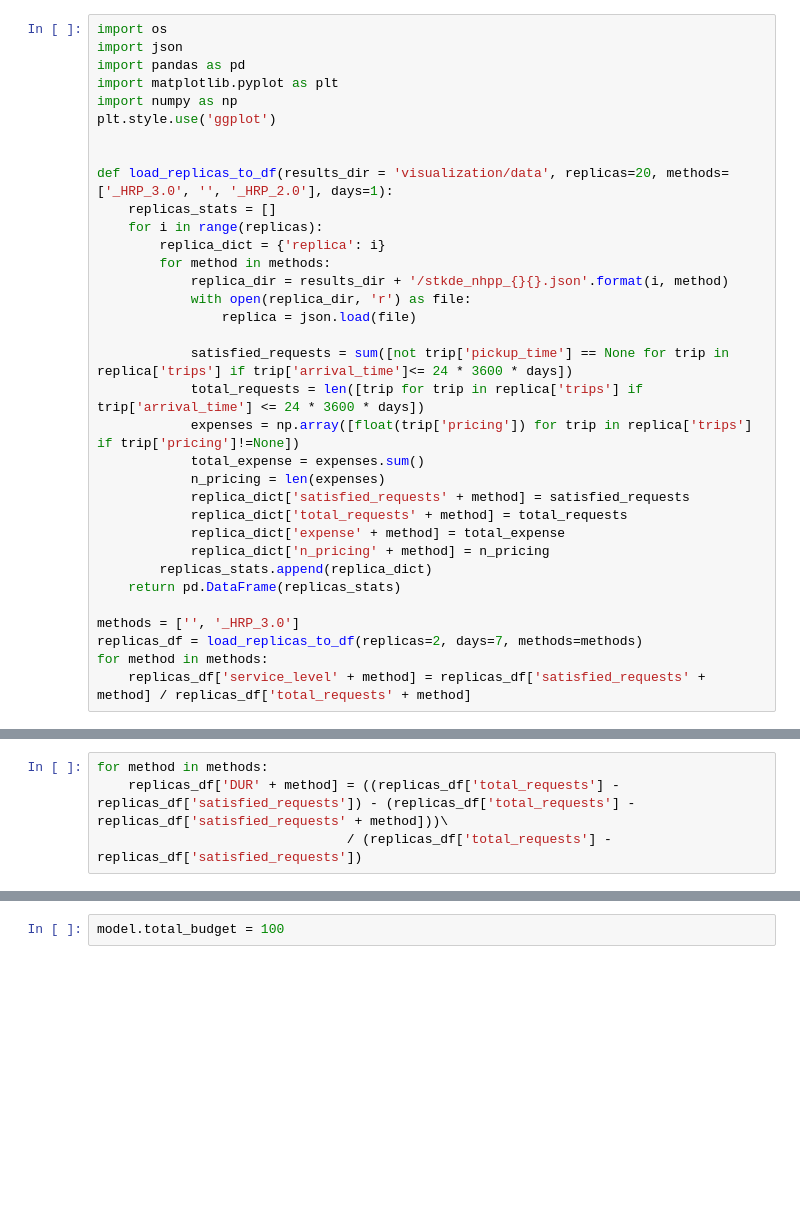
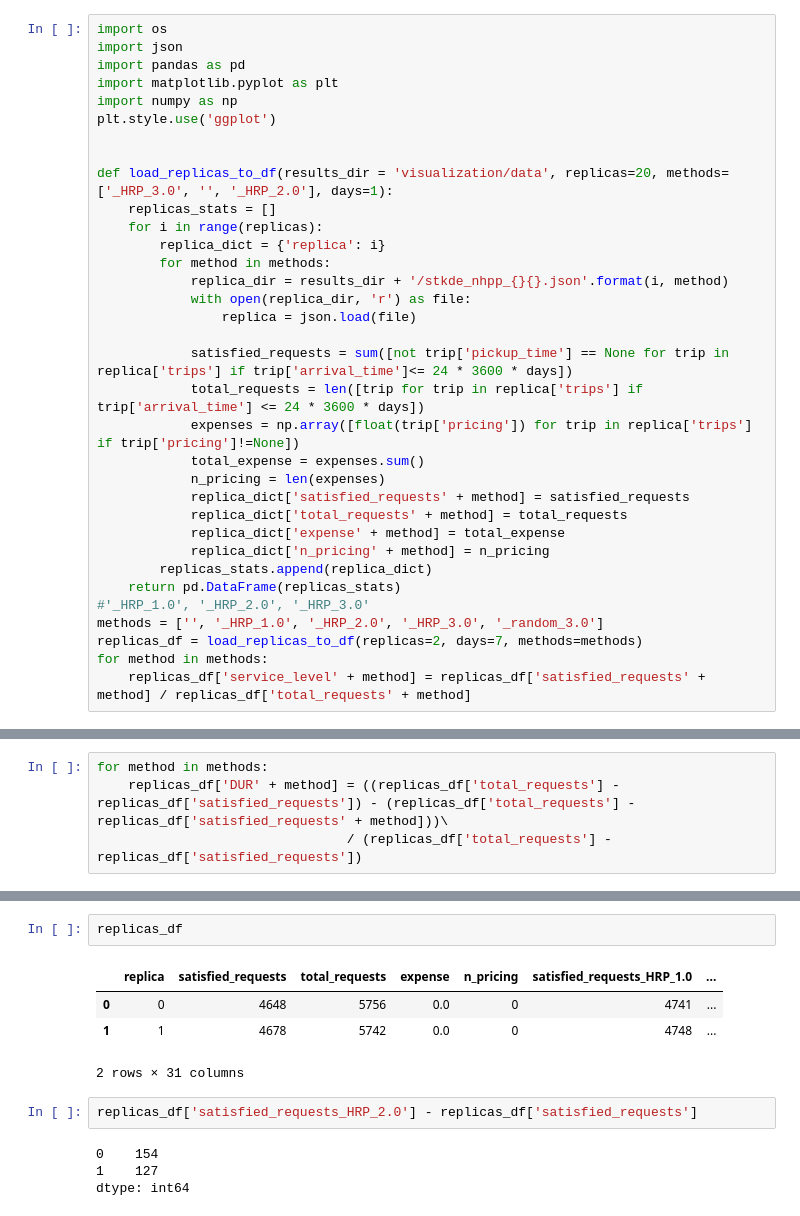
Before and after one commit to scespinoza/louisville-scooters, a Jupyter notebook: History Post-processing.ipynb, the cells around one changed output, grey strips where cells are left out. Drawn from its saved outputs; the diff is of its cells as text; blank space fills up the shorter version.

```diff
--- a/History Post-processing.ipynb
+++ b/History Post-processing.ipynb
@@ -92,8 +92,8 @@ def load_replicas_to_df(results_dir = 'visualization/data', replicas=20, methods
             replica_dict['n_pricing' + method] = n_pricing
         replicas_stats.append(replica_dict)
     return pd.DataFrame(replicas_stats)
-
-methods = ['', '_HRP_3.0']
+#'_HRP_1.0', '_HRP_2.0', '_HRP_3.0'
+methods = ['', '_HRP_1.0', '_HRP_2.0', '_HRP_3.0', '_random_3.0']
 replicas_df = load_replicas_to_df(replicas=2, days=7, methods=methods)
 for method in methods:
     replicas_df['service_level' + method] = replicas_df['satisfied_requests' + method] / replicas_df['total_requests' + method]
@@ -147,2 +131,13 @@ sunday 500
-# %%
-model.total_budget = 100
+# %%
+replicas_df
+# %% [output]
+|  | replica | satisfied_requests | total_requests | expense | n_pricing | satisfied_requests_HRP_1.0 | ... |
+| 0 | 0 | 4648 | 5756 | 0.0 | 0 | 4741 | ... |
+| 1 | 1 | 4678 | 5742 | 0.0 | 0 | 4748 | ... |
+2 rows × 31 columns
+# %%
+replicas_df['satisfied_requests_HRP_2.0'] - replicas_df['satisfied_requests']
+# %% [output]
+0    154
+1    127
+dtype: int64
```
Also changed, not shown: parts of 4 cells of this notebook, 25 other files.
